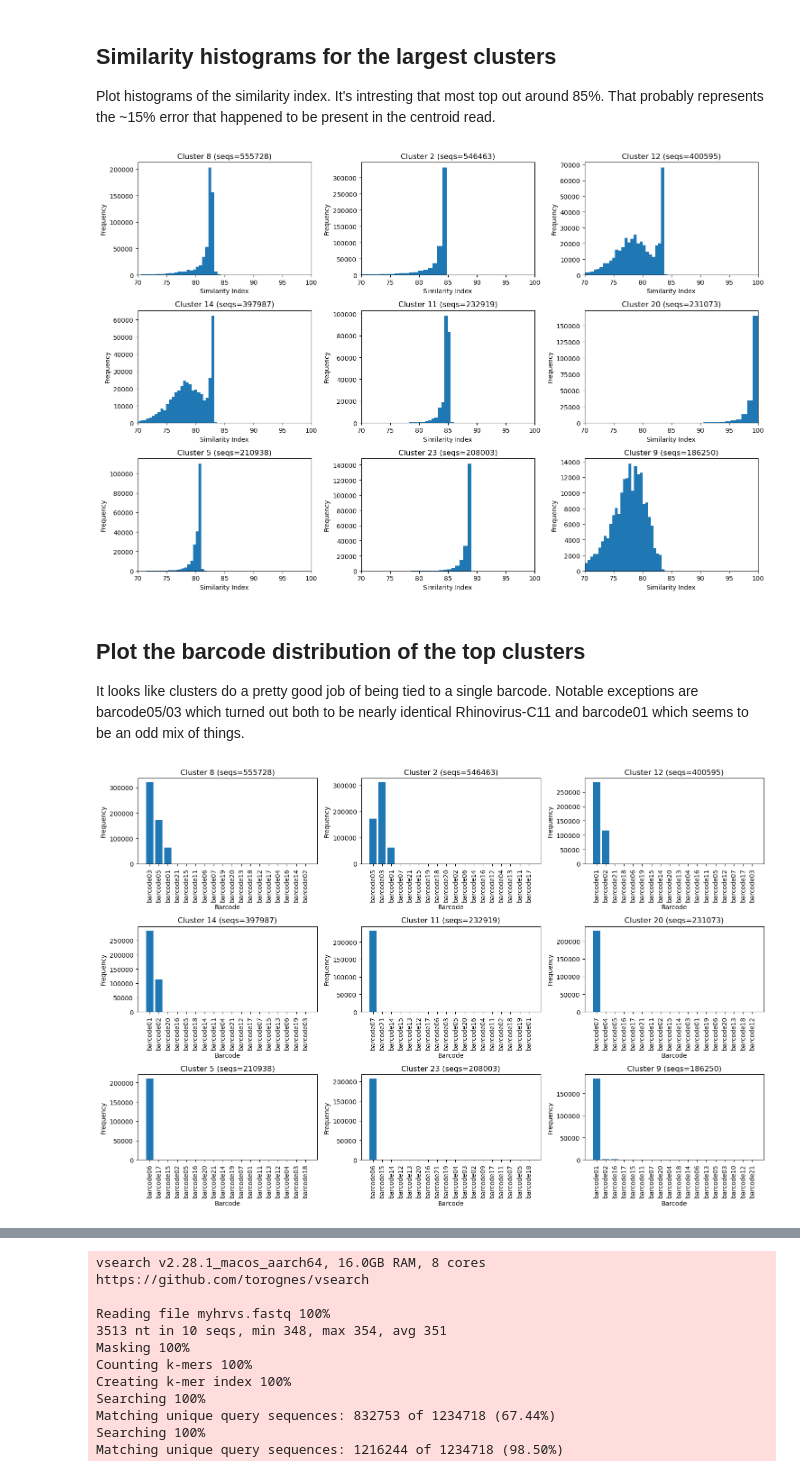
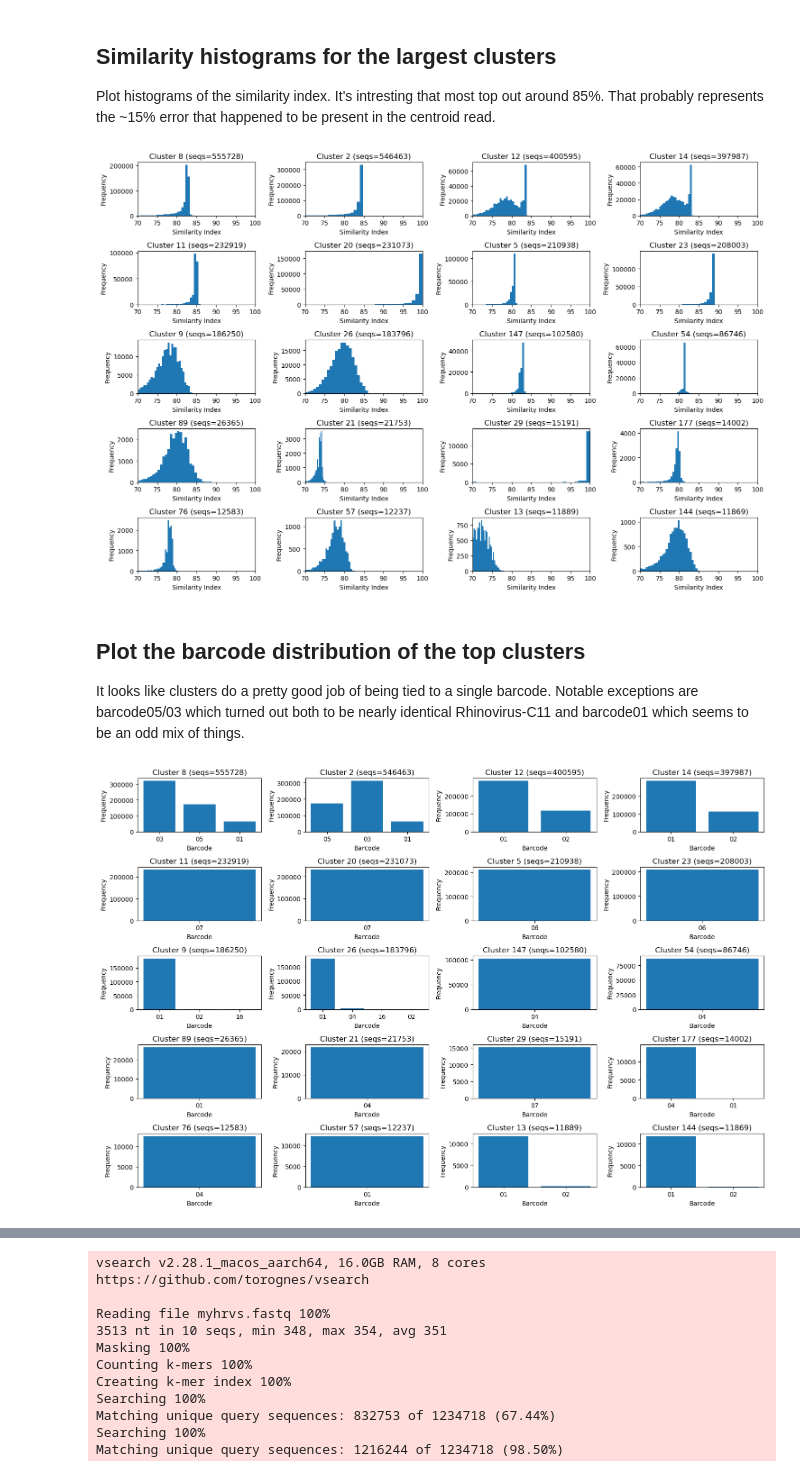
Before and after one commit to RByers/RespiCov-analyze, a Jupyter notebook: Q8AnalyzeHRV.ipynb, the cells around one changed output, grey strips where cells are left out. Cells and saved outputs as stored; diff of their text form; code cells hidden in the pictures.

```diff
--- a/Q8AnalyzeHRV.ipynb
+++ b/Q8AnalyzeHRV.ipynb
@@ -635,13 +661,13 @@ Removed 763 clusters
 
 Plot histograms of the similarity index. It's intresting that most top out around 85%. That probably represents the ~15% error that happened to be present in the centroid read.
 # %%
-topClusters = [clusters[clusterIdsBySize[i]] for i in range(9)]
+topClusters = [clusters[clusterIdsBySize[i]] for i in range(20)]
 
 # plot a histogram of the similarity index for the first cluster
-fig, axs = plt.subplots(3, 3, figsize=(15, 10))
+fig, axs = plt.subplots(5, 4, figsize=(15, 10))
 
 for i, c in enumerate(topClusters):
-    a = axs[i//3, i%3]
+    a = axs[i//4, i%4]
     a.set_xlim(70, 100)
     #a.set_ylim(0, 200000)
     similarity_indices = [float(hit['similarity']) for hit in c['hits']]
@@ -653,7 +679,7 @@ for i, c in enumerate(topClusters):
 plt.tight_layout()
 plt.show()
 # %% [output]
-[figure, old version]
+[figure, new version]
 # %% [markdown]
 ## Plot the barcode distribution of the top clusters
 
@@ -661,22 +687,28 @@ It looks like clusters do a pretty good job of being tied to a single barcode. N
 # %%
 from collections import Counter
 
-fig, axs = plt.subplots(3, 3, figsize=(15, 10))
+fig, axs = plt.subplots(5, 4, figsize=(15, 10))
 
 for i, c in enumerate(topClusters):
     barcodes = [hit['readId'].split('_')[1] for hit in c['hits']]
     barcode_counts = Counter(barcodes)
-    a = axs[i//3, i%3]
-    a.bar(barcode_counts.keys(), barcode_counts.values())
+    total_size = c["cluster_size"]
+    # remove any entries from the counter that are smaller than 0.1% of the total
+    barcode_counts = {k: v for k, v in barcode_counts.items() if v > total_size * 0.001}
+
+    # strip the "barcode" prefix
+    keys = [k[7:] for k in barcode_counts.keys()]
+
+    a = axs[i//4, i%4]
+    a.bar(keys, barcode_counts.values())
     a.set_xlabel('Barcode')
     a.set_ylabel('Frequency')
-    a.set_title(f'Cluster {c["id"]} (seqs={c["cluster_size"]})')
-    a.tick_params(axis='x', rotation=90)
+    a.set_title(f'Cluster {c["id"]} (seqs={total_size})')
 
 plt.tight_layout()
 plt.show()
 # %% [output]
-[figure, old version]
+[figure, new version]
 # %% [markdown]
 ## Dig into barcode01 clusters
 
```
Also changed, not shown: parts of 23 cells of this notebook.
